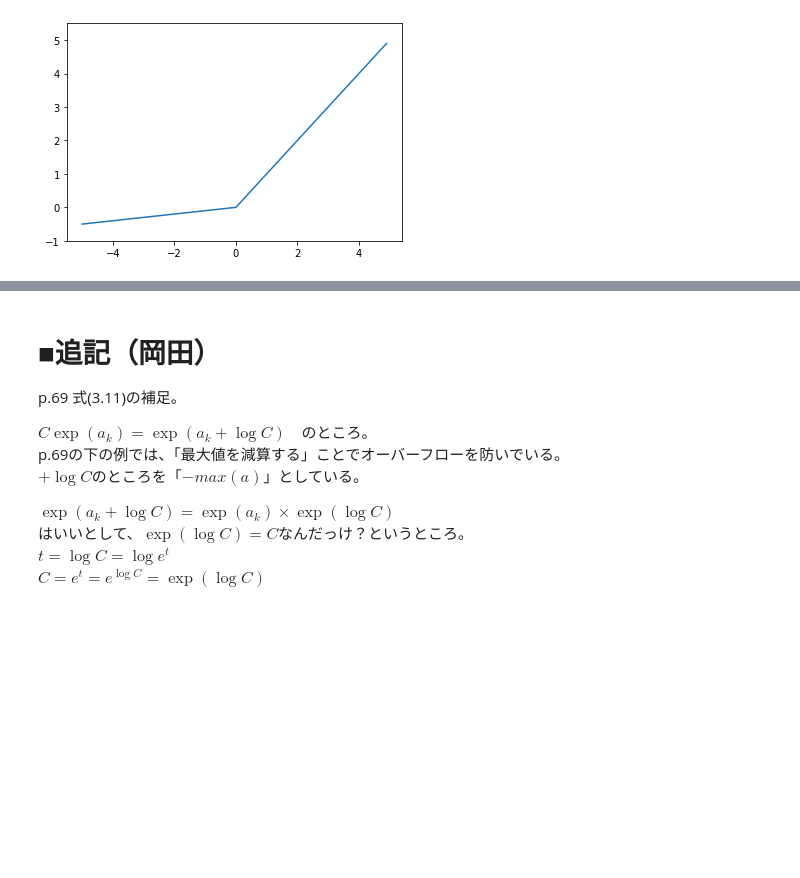
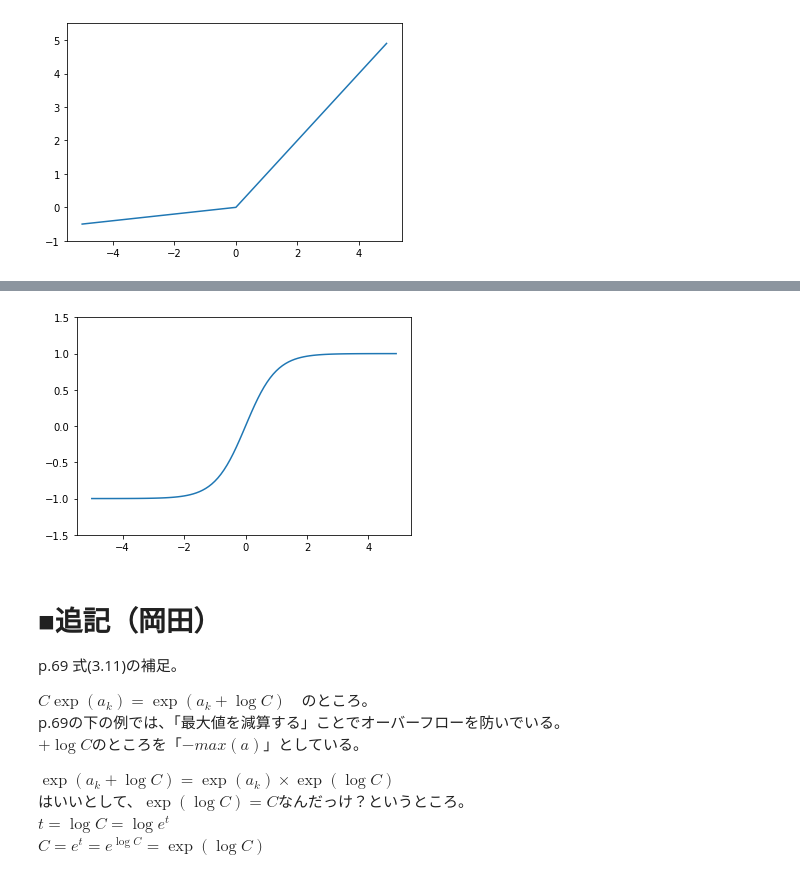
Before and after one commit to okada-tak/deep-learning-from-scratch, a Jupyter notebook: notebooks/ch03.ipynb, the cells around one changed output, grey strips where cells are left out. Cells and saved outputs as stored; diff of their text form; code cells hidden in the pictures; blank space fills up the shorter version.

```diff
--- a/notebooks/ch03.ipynb
+++ b/notebooks/ch03.ipynb
@@ -111,3 +118,17 @@ plt.show()
+# %%
+import numpy as np
+import matplotlib.pylab as plt
+
+def tanh(x):
+  return (np.exp(x) - np.exp(-x)) / (np.exp(x) + np.exp(-x))
+
+x = np.arange(-5.0, 5.0, 0.1)
+y = tanh(x)
+plt.plot(x, y)
+plt.ylim(-1.5, 1.5)
+plt.show()
+# %% [output]
+[figure, added]
 # %% [markdown]
 # ■追記（岡田）
 p.69 式(3.11)の補足。
```
Also changed, not shown: parts of 2 cells of this notebook.
